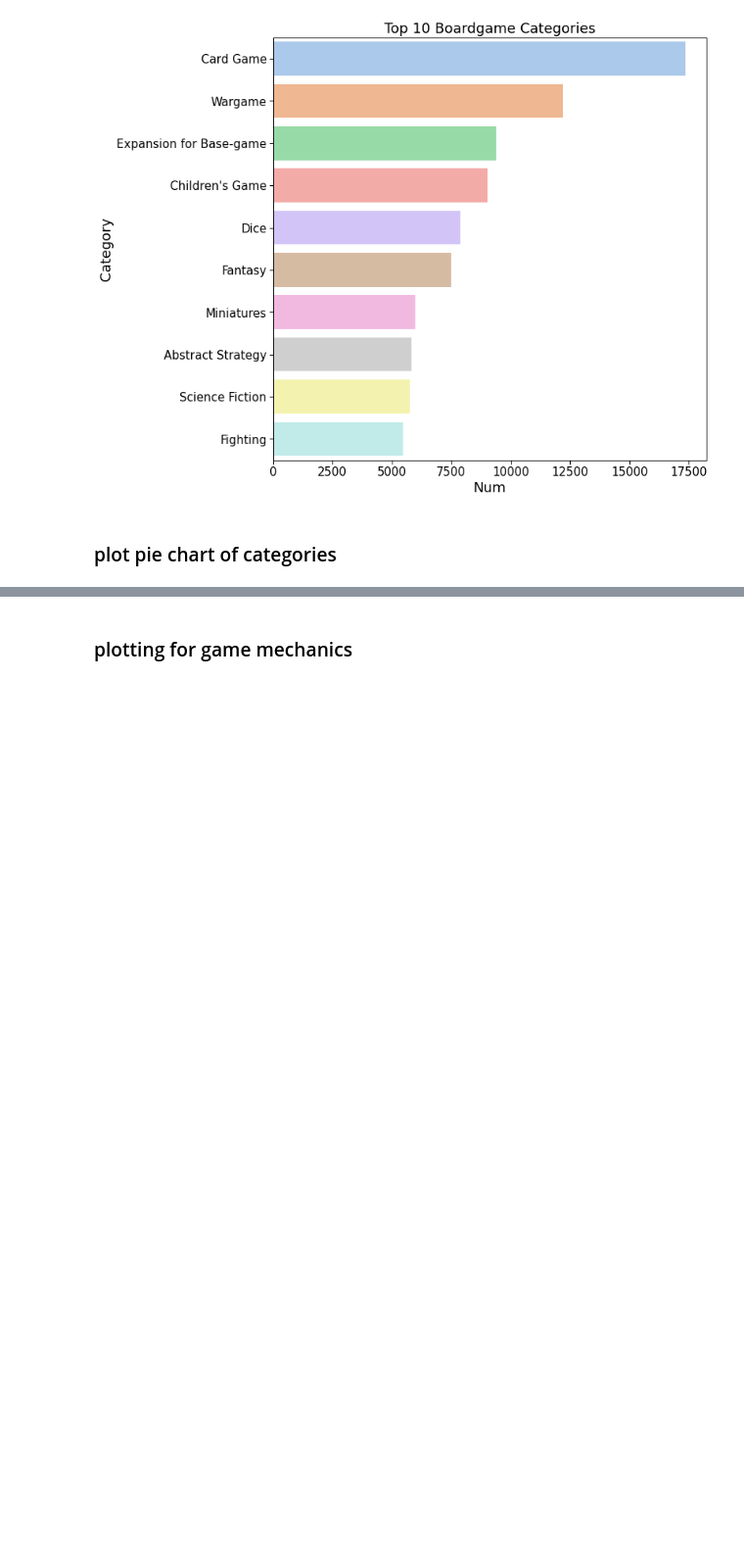
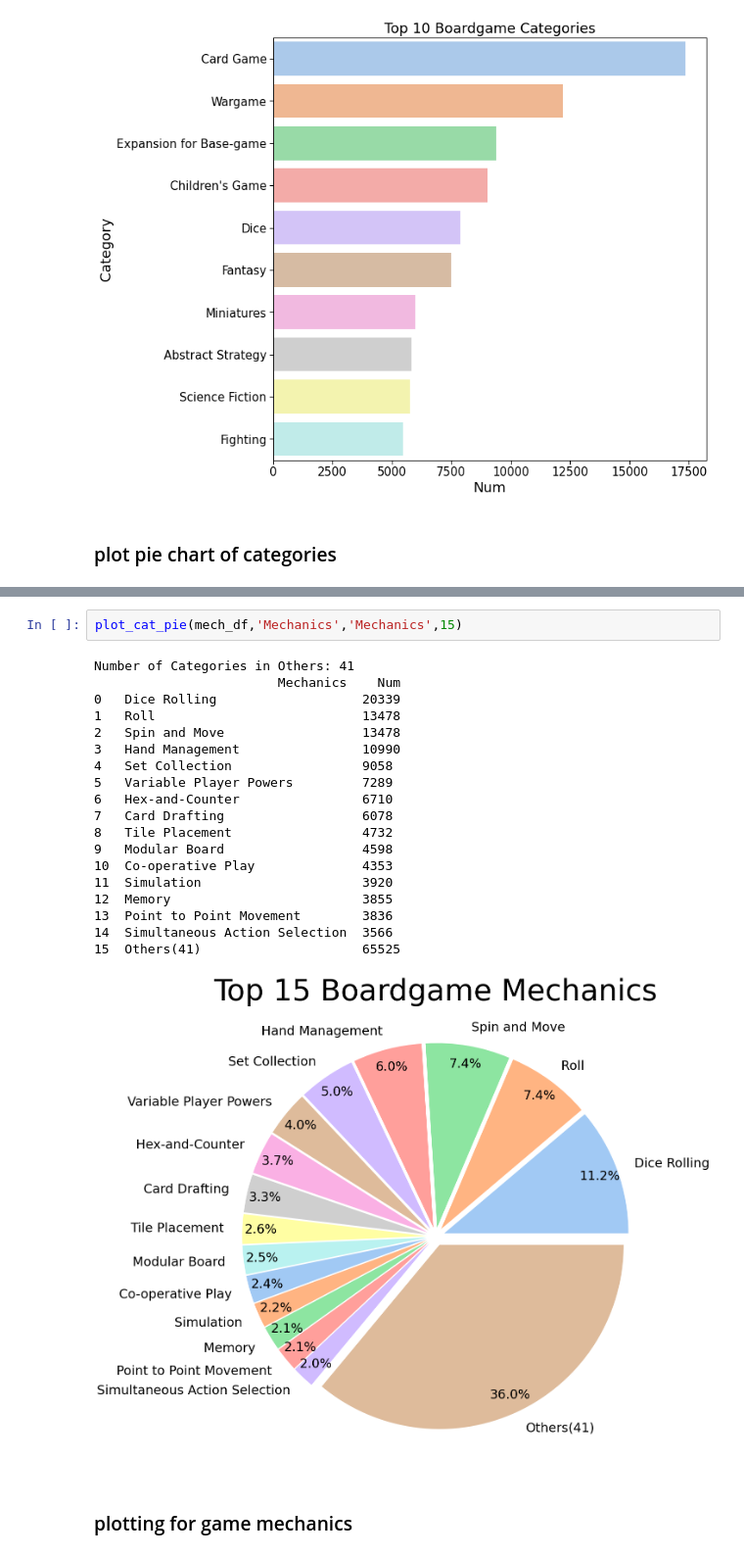
Before and after one commit to zyang0009/boardgamerecommender, a Jupyter notebook: src/2.EDA.ipynb, the cells around one changed output, grey strips where cells are left out. Shown at 98% size. Saved outputs shown, nothing was run; the diff lists cells and outputs as text; blank space fills up the shorter version.

```diff
--- a/src/2.EDA.ipynb
+++ b/src/2.EDA.ipynb
@@ -199,3 +133,25 @@ Number of Categories in /'Others/': 66
+# %%
+plot_cat_pie(mech_df,'Mechanics','Mechanics',15)
+# %% [output]
+Number of Categories in Others: 41
+                        Mechanics    Num
+0   Dice Rolling                   20339
+1   Roll                           13478
+2   Spin and Move                  13478
+3   Hand Management                10990
+4   Set Collection                 9058
+5   Variable Player Powers         7289
+6   Hex-and-Counter                6710
+7   Card Drafting                  6078
+8   Tile Placement                 4732
+9   Modular Board                  4598
+10  Co-operative Play              4353
+11  Simulation                     3920
+12  Memory                         3855
+13  Point to Point Movement        3836
+14  Simultaneous Action Selection  3566
+15  Others(41)                     65525
+[figure, added]
 # %% [markdown]
 ### plotting for game mechanics
 # %%
```
Also changed, not shown: parts of 19 cells of this notebook, 51 other files.
